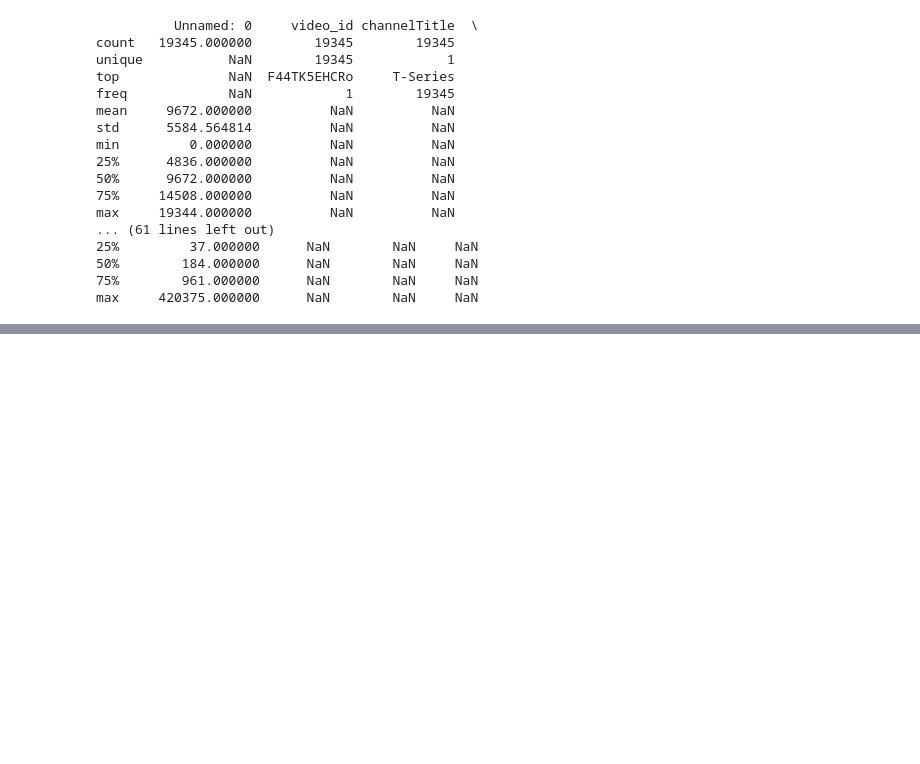
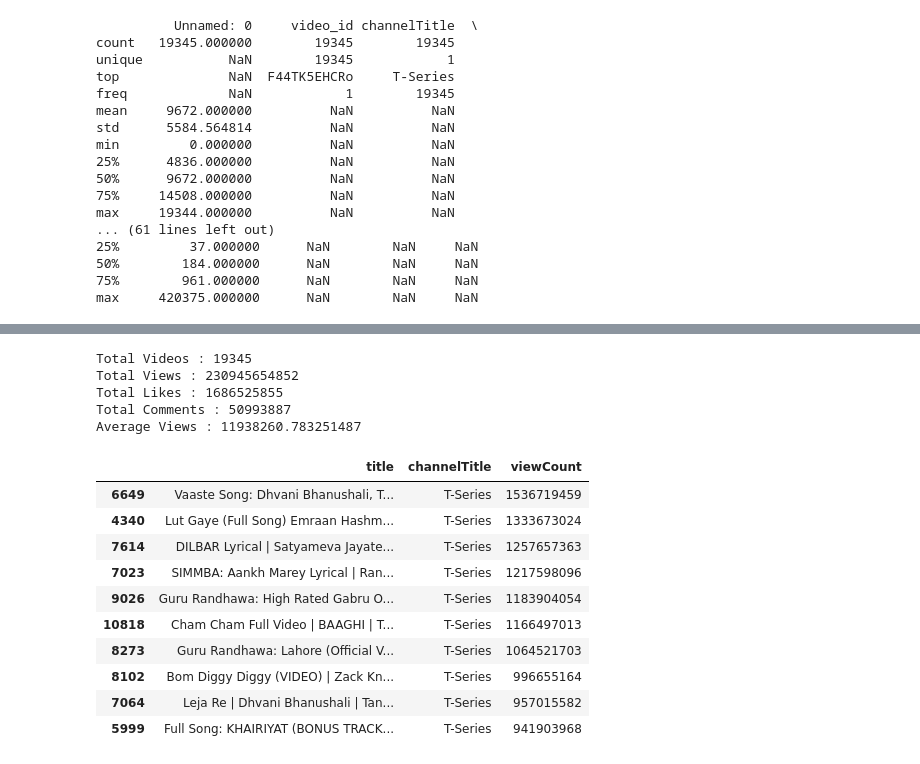
Before and after one commit to amritanshu1968-wq/data-implementation, a Jupyter notebook: Songs_Analysis.ipynb, the cells around one changed output, grey strips where cells are left out. Cells and saved outputs as stored; diff of their text form; code cells hidden in the pictures; blank space fills up the shorter version.

```diff
--- a/Songs_Analysis.ipynb
+++ b/Songs_Analysis.ipynb
@@ -88,3 +88,20 @@ max     19344.000000          NaN          NaN
 50%        184.000000      NaN        NaN     NaN
 75%        961.000000      NaN        NaN     NaN
 max     420375.000000      NaN        NaN     NaN
+# %%
+# Remove duplicate videos
+df = df.drop_duplicates(subset="video_id")
+
+# Remove rows having missing title
+df = df.dropna(subset=["title"])
+
+# Fill missing descriptions
+df["description"] = df["description"].fillna("No Description")
+
+# Convert numeric columns
+cols = ["viewCount","likeCount","commentCount","favoriteCount"]
+
+for col in cols:
+    df[col] = pd.to_numeric(df[col], errors="coerce")
+
+print(df.head())
@@ -90,0 +144,4 @@ max     420375.000000      NaN        NaN     NaN
+# %%
+df["publishedAt"] = pd.to_datetime(df["publishedAt"])
+
+print(df["publishedAt"].head())
@@ -90,0 +155,8 @@ max     420375.000000      NaN        NaN     NaN
+# %%
+df["Year"] = df["publishedAt"].dt.year
+df["Month"] = df["publishedAt"].dt.month
+df["Day"] = df["publishedAt"].dt.day
+df["DayOfWeek"] = df["publishedAt"].dt.day_name()
+df["Hour"] = df["publishedAt"].dt.hour
+
+df[["publishedAt","Year","Month","DayOfWeek","Hour"]].head()
@@ -90,0 +170,34 @@ max     420375.000000      NaN        NaN     NaN
+# %%
+total_videos = len(df)
+total_views = df["viewCount"].sum()
+total_likes = df["likeCount"].sum()
+total_comments = df["commentCount"].sum()
+avg_views = df["viewCount"].mean()
+
+print("Total Videos :", total_videos)
+print("Total Views :", total_views)
+print("Total Likes :", total_likes)
+print("Total Comments :", total_comments)
+print("Average Views :", avg_views)
+# %% [output]
+Total Videos : 19345
+Total Views : 230945654852
+Total Likes : 1686525855
+Total Comments : 50993887
+Average Views : 11938260.783251487
+# %%
+top_views = df.sort_values("viewCount", ascending=False)
+
+top_views[["title","channelTitle","viewCount"]].head(10)
+# %% [output]
+|  | title | channelTitle | viewCount |
+| 6649 | Vaaste Song: Dhvani Bhanushali, T... | T-Series | 1536719459 |
+| 4340 | Lut Gaye (Full Song) Emraan Hashm... | T-Series | 1333673024 |
+| 7614 | DILBAR Lyrical | Satyameva Jayate... | T-Series | 1257657363 |
+| 7023 | SIMMBA: Aankh Marey Lyrical | Ran... | T-Series | 1217598096 |
+| 9026 | Guru Randhawa: High Rated Gabru O... | T-Series | 1183904054 |
+| 10818 | Cham Cham Full Video | BAAGHI | T... | T-Series | 1166497013 |
+| 8273 | Guru Randhawa: Lahore (Official V... | T-Series | 1064521703 |
+| 8102 | Bom Diggy Diggy (VIDEO) | Zack Kn... | T-Series | 996655164 |
+| 7064 | Leja Re | Dhvani Bhanushali | Tan... | T-Series | 957015582 |
+| 5999 | Full Song: KHAIRIYAT (BONUS TRACK... | T-Series | 941903968 |
```
Also changed, not shown: parts of 13 cells of this notebook.
